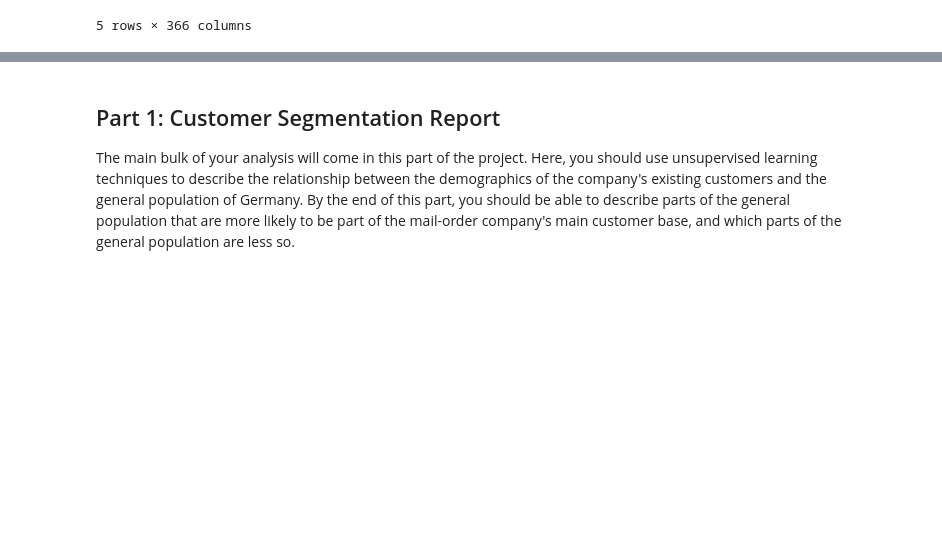
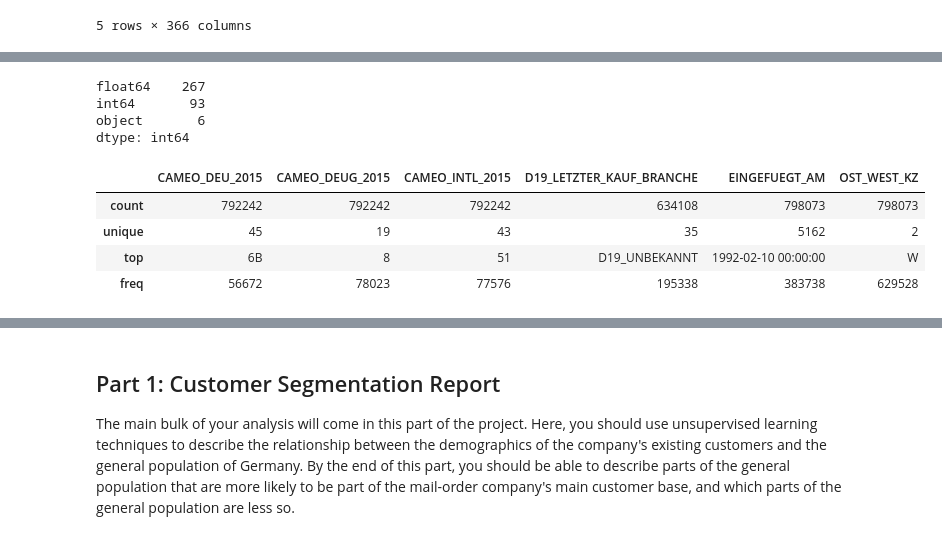
Before and after one commit to wanlipu/arvato, a Jupyter notebook: Arvato_Project_Workbook.ipynb, the cells around one changed output, grey strips where cells are left out. Drawn from its saved outputs; the diff is of its cells as text; code cells hidden in the pictures; blank space fills up the shorter version.

```diff
--- a/Arvato_Project_Workbook.ipynb
+++ b/Arvato_Project_Workbook.ipynb
@@ -41,5 +43,4 @@ You'll notice when the data is loaded in that a warning message will immediately
 ## Load Data
 # %%
 # load in the data
-azdias = pd.read_csv('./data/Udacity_AZDIAS_052018.csv', sep=';')
-customers = pd.read_csv('./data/Udacity_CUSTOMERS_052018.csv', sep=';')
+azdias_orig = pd.read_csv('./data/Udacity_AZDIAS_052018.csv', sep=';')
@@ -68,0 +85,15 @@ memory usage: 2.4+ GB
+# %%
+azdias_orig.dtypes.value_counts()
+# %% [output]
+float64    267
+int64       93
+object       6
+dtype: int64
+# %%
+azdias_orig.loc[:, azdias_orig.dtypes=='object'].describe(include='object')
+# %% [output]
+|  | CAMEO_DEU_2015 | CAMEO_DEUG_2015 | CAMEO_INTL_2015 | D19_LETZTER_KAUF_BRANCHE | EINGEFUEGT_AM | OST_WEST_KZ |
+| count | 792242 | 792242 | 792242 | 634108 | 798073 | 798073 |
+| unique | 45 | 19 | 43 | 35 | 5162 | 2 |
+| top | 6B | 8 | 51 | D19_UNBEKANNT | 1992-02-10 00:00:00 | W |
+| freq | 56672 | 78023 | 77576 | 195338 | 383738 | 629528 |
```
Also changed, not shown: parts of 20 cells of this notebook.
